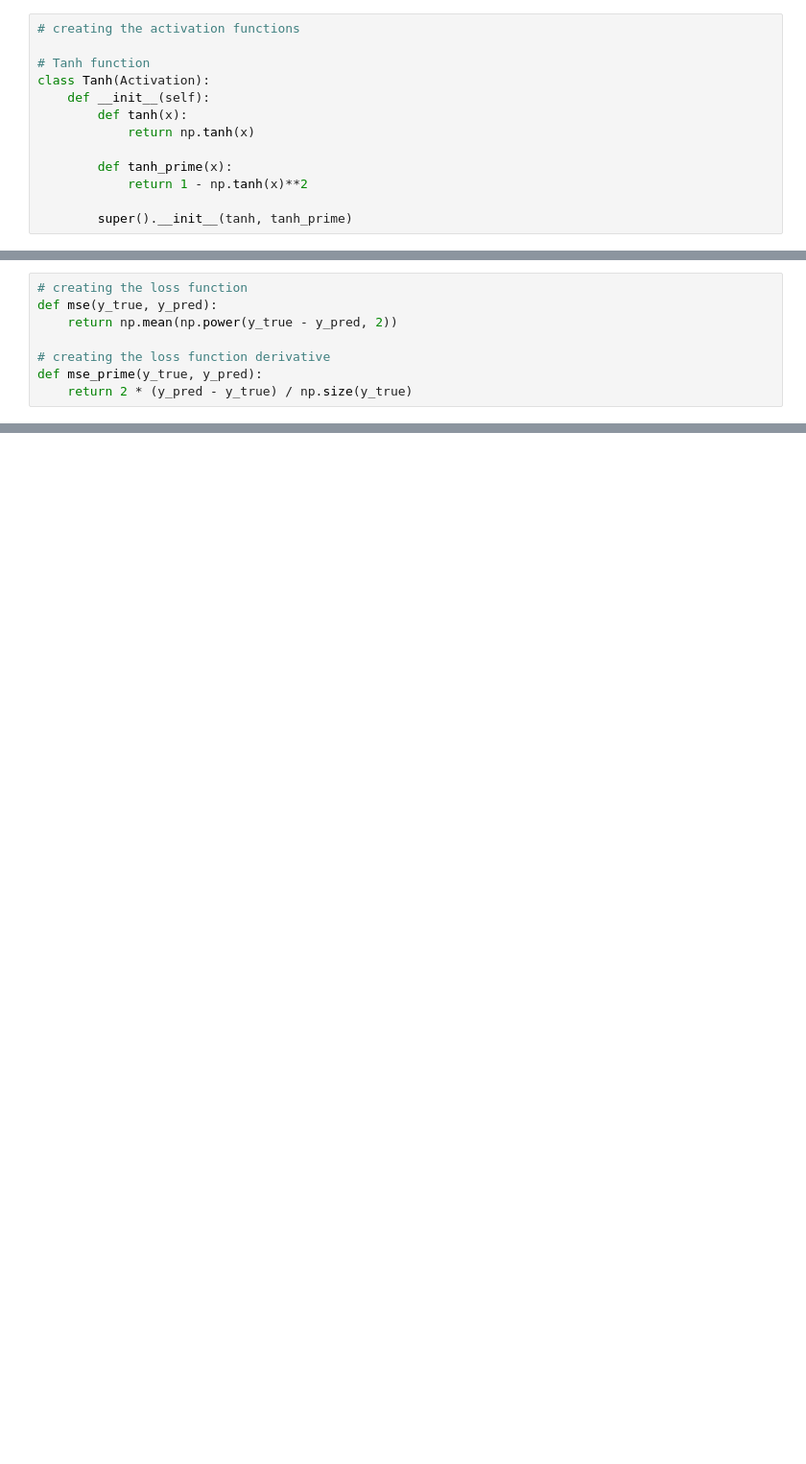
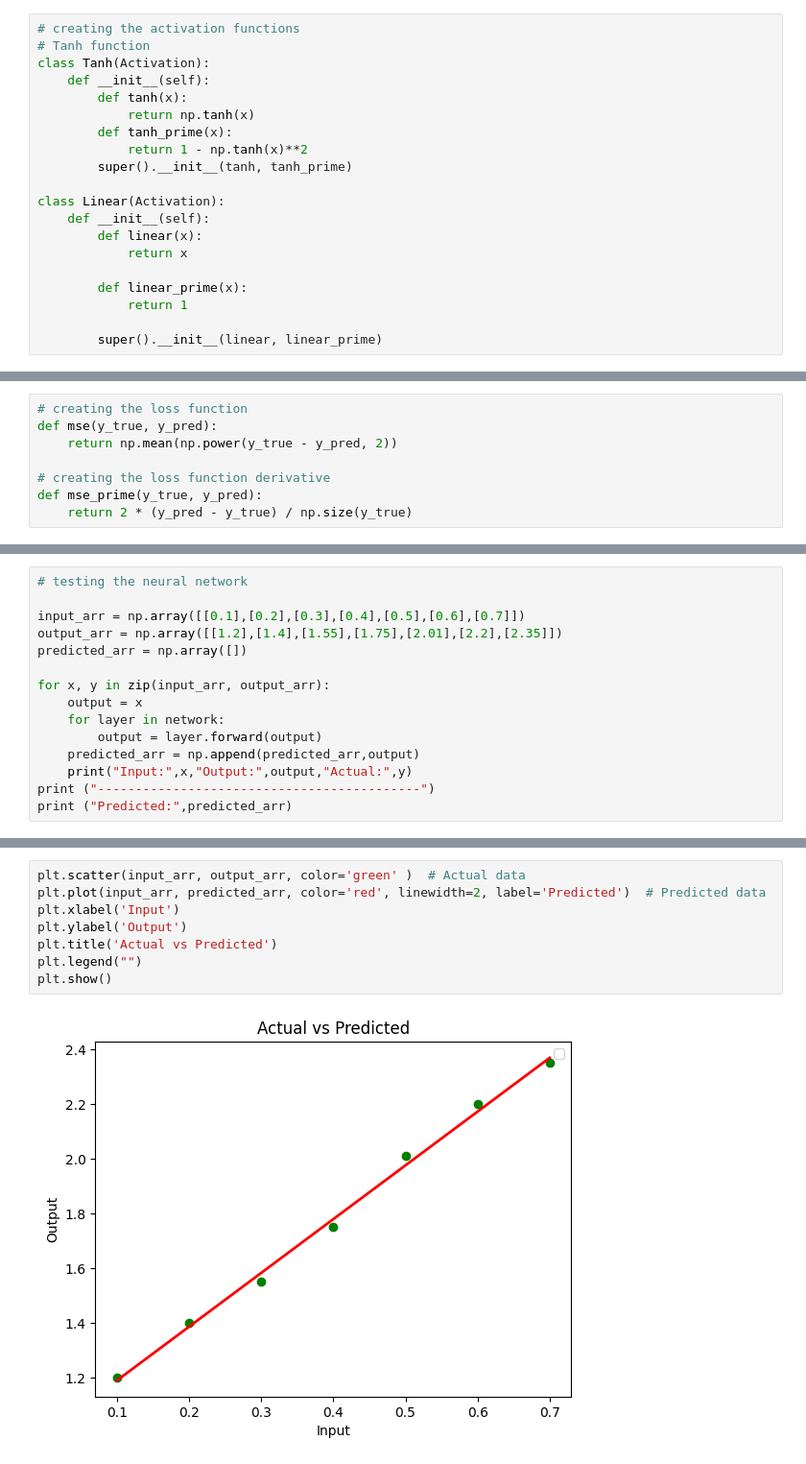
Before and after one commit to Anjali2201/Deep-Learning, a Jupyter notebook: Practical_3(A,B).ipynb, the cells around one changed output, grey strips where cells are left out. Shown at 96% size. Saved outputs shown, nothing was run; the diff lists cells and outputs as text; blank space fills up the shorter version.

```diff
--- a/Practical 3/Practical_3A.ipynb
+++ b/Practical_3(A,B).ipynb
@@ -65,13 +51,20 @@ class Activation(Layer):
 # %%
 # creating the activation functions
-
 # Tanh function
 class Tanh(Activation):
     def __init__(self):
         def tanh(x):
             return np.tanh(x)
-
         def tanh_prime(x):
             return 1 - np.tanh(x)**2
+        super().__init__(tanh, tanh_prime)
 
-        super().__init__(tanh, tanh_prime)
+class Linear(Activation):
+    def __init__(self):
+        def linear(x):
+            return x
+
+        def linear_prime(x):
+            return 1
+
+        super().__init__(linear, linear_prime)
@@ -213,0 +232,15 @@ plt.show()
+# %%
+# testing the neural network
+
+input_arr = np.array([[0.1],[0.2],[0.3],[0.4],[0.5],[0.6],[0.7]])
+output_arr = np.array([[1.2],[1.4],[1.55],[1.75],[2.01],[2.2],[2.35]])
+predicted_arr = np.array([])
+
+for x, y in zip(input_arr, output_arr):
+    output = x
+    for layer in network:
+        output = layer.forward(output)
+    predicted_arr = np.append(predicted_arr,output)
+    print("Input:",x,"Output:",output,"Actual:",y)
+print ("-------------------------------------------")
+print ("Predicted:",predicted_arr)
@@ -213,0 +258,10 @@ plt.show()
+# %%
+plt.scatter(input_arr, output_arr, color='green' )  # Actual data
+plt.plot(input_arr, predicted_arr, color='red', linewidth=2, label='Predicted')  # Predicted data
+plt.xlabel('Input')
+plt.ylabel('Output')
+plt.title('Actual vs Predicted')
+plt.legend("")
+plt.show()
+# %% [output]
+[figure, added]
```
Also changed, not shown: parts of 22 cells of this notebook, 14 other files.
